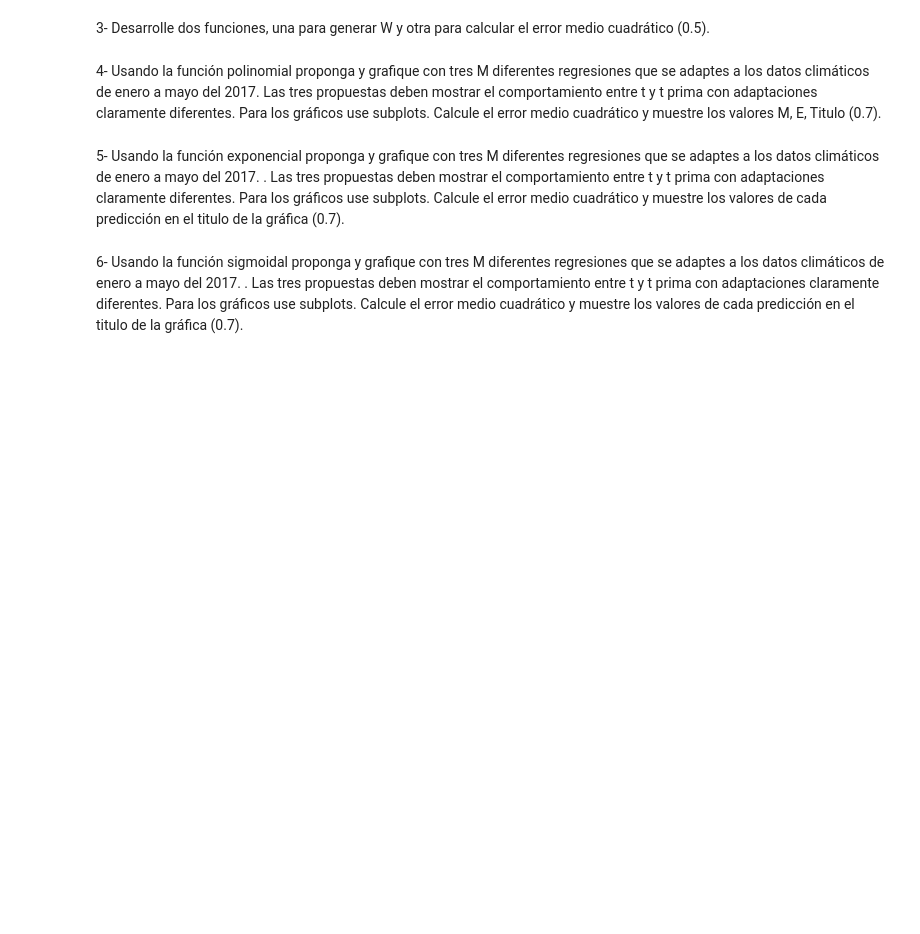
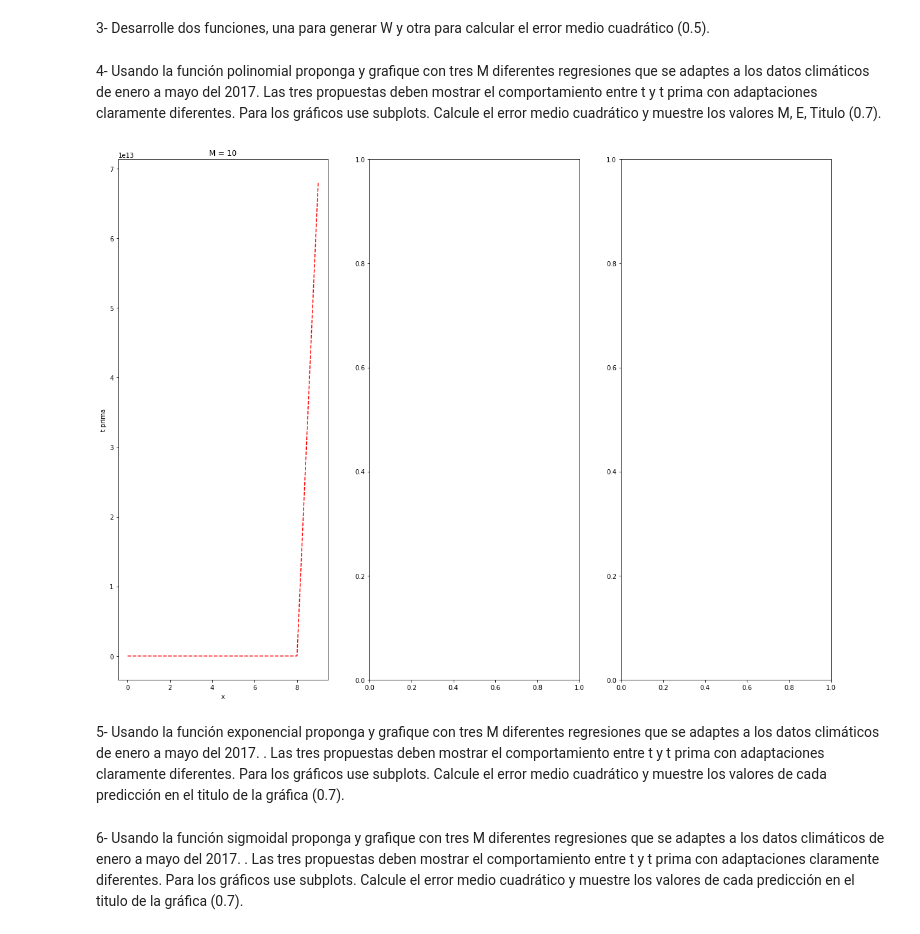
Before and after one commit to crisywini/ia_workspace, a Jupyter notebook: Taller2 - Sistema de predicción del clima.ipynb, the cells around one changed output. Saved outputs shown, nothing was run; the diff lists cells and outputs as text; code cells hidden in the pictures; blank space fills up the shorter version.

```diff
--- a/Taller2 - Sistema de predicción del clima.ipynb
+++ b/Taller2 - Sistema de predicción del clima.ipynb
@@ -43,13 +43,17 @@ def polinomial(X, m, x):
 
 def exponential(X, m, x):
     i_limit, j_limit = X.shape
-    for i in range(i_limit):
+    for i in range(j_limit):
+        X[0][j] = 1
+    for i in range(1, i_limit):
         for j in range(j_limit):
             X[i][j]= get_exponential(x[i], m[j])
 
 def sigmoidal(X, m, x):
     i_limit, j_limit = X.shape
-    for i in range(i_limit):
+    for i in range(j_limit):
+        X[0][j] = 1
+    for i in range(1, i_limit):
         for j in range(j_limit):
             X[i][j] = get_sigmoidal(x[i], m[j])
 
@@ -58,6 +62,4 @@ def get_phi(fn, x, m):
     X = np.zeros((len(x),m)) #Tamaño de t por m
     fn(X, medium, x)
     return X
-x = [i for i in range(30)]
-print(get_phi(polinomial,x, 3))
 # %% [output]
@@ -81,9 +76,38 @@ print(get_phi(polinomial,x, 3))
 # %% [markdown]
 3- Desarrolle dos funciones, una para generar W y otra para calcular el error medio cuadrático (0.5).
-# %%
-def get_W()
+# %%
+def get_W(fn, x, m):
+    phi = get_phi(fn, x, m)
+    T = np.array([t])
+    #print(T.shape, ' t ', phi.shape, ' phi')
+    Y = ((np.linalg.inv((phi.T.dot(phi)))).dot(phi.T)).T
+    T = T.T
+    #print(Y.shape, ' Y ', T.shape, ' T')
+    #print(Y.dot(T))
+    W =Y.dot(T)
+    return W
 # %% [markdown]
 4- Usando la función polinomial proponga y grafique con tres M diferentes regresiones que se adaptes a los datos climáticos de enero a mayo del 2017. Las tres propuestas deben mostrar el comportamiento entre t y t prima con adaptaciones claramente diferentes. Para los gráficos use subplots. Calcule el error medio cuadrático y muestre los valores M, E, Titulo (0.7).
+# %%
+x = [i for i in range(10)]
+m1 = len(t)
+
+Phi = get_phi(polinomial, x, m1)
+W = get_W(polinomial, x, m1)
+y =[]
+i_limit, j_limit = W.shape
+for i in range(i_limit):
+    y.append(w[i][0]*x[i])
+
+plt.subplots(1,3, figsize=(20,15))
+plt.subplot(1,3,1)
+plt.plot(x, y, 'r--')
+plt.title("M = 10")
+plt.ylabel('t prima')
+plt.xlabel('x')
+plt.show()
+# %% [output]
+[figure, added]
 # %% [markdown]
 5- Usando la función exponencial proponga y grafique con tres M diferentes regresiones que se adaptes a los datos climáticos de enero a mayo del 2017. . Las tres propuestas deben mostrar el comportamiento entre t y t prima con adaptaciones claramente diferentes. Para los gráficos use subplots. Calcule el error medio cuadrático y muestre los valores de cada predicción en el titulo de la gráfica (0.7).
 # %% [markdown]
```
Also changed, not shown: parts of 1 cell of this notebook.
